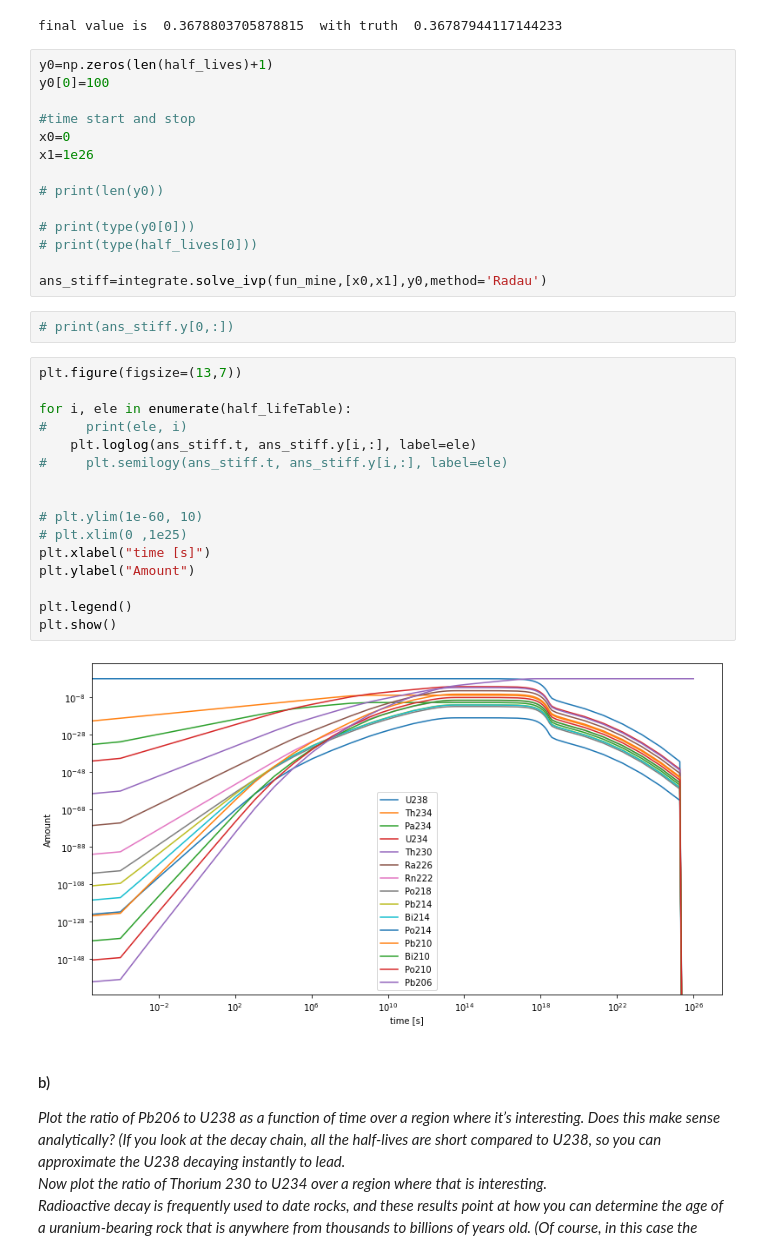
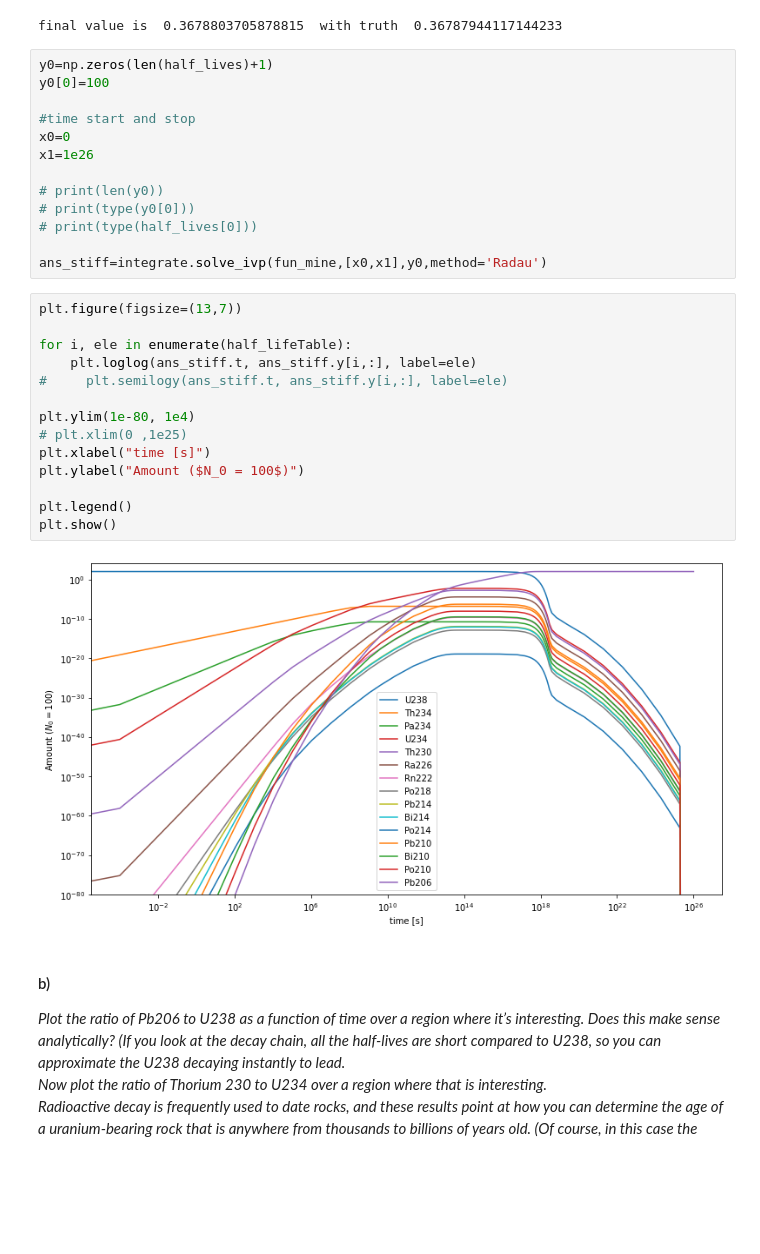
Before and after one commit to eklem1/Phys512_EK, a Jupyter notebook: PS2/PS2_EK.ipynb, the cells around one changed output. Drawn from its saved outputs; the diff is of its cells as text; blank space fills up the shorter version.

Commit message:
made nice graphs for #3, general cleaning, hopefully done now

```diff
--- a/PS2/PS2_EK.ipynb
+++ b/PS2/PS2_EK.ipynb
@@ -405,31 +396,26 @@ x0=0
 x1=1e26
 
 # print(len(y0))
-
 # print(type(y0[0]))
 # print(type(half_lives[0]))
 
 ans_stiff=integrate.solve_ivp(fun_mine,[x0,x1],y0,method='Radau')
-# %%
-# print(ans_stiff.y[0,:])
 # %%
 plt.figure(figsize=(13,7))
 
 for i, ele in enumerate(half_lifeTable):
-#     print(ele, i)
     plt.loglog(ans_stiff.t, ans_stiff.y[i,:], label=ele)
 #     plt.semilogy(ans_stiff.t, ans_stiff.y[i,:], label=ele)
 
-
-# plt.ylim(1e-60, 10)
+plt.ylim(1e-80, 1e4)
 # plt.xlim(0 ,1e25)
 plt.xlabel("time [s]")
-plt.ylabel("Amount")
+plt.ylabel("Amount ($N_0 = 100$)")
 
 plt.legend()
 plt.show()
 # %% [output]
-[figure, old version]
+[figure, new version]
 # %% [markdown]
 #### b)
 *Plot the ratio of Pb206 to U238 as a function of time over a region where it’s interesting. Does this make sense analytically? (If you look at the decay chain, all the half-lives are short compared to U238, so you can approximate the U238 decaying instantly to lead.*
```
Also changed, not shown: parts of 11 cells of this notebook.
